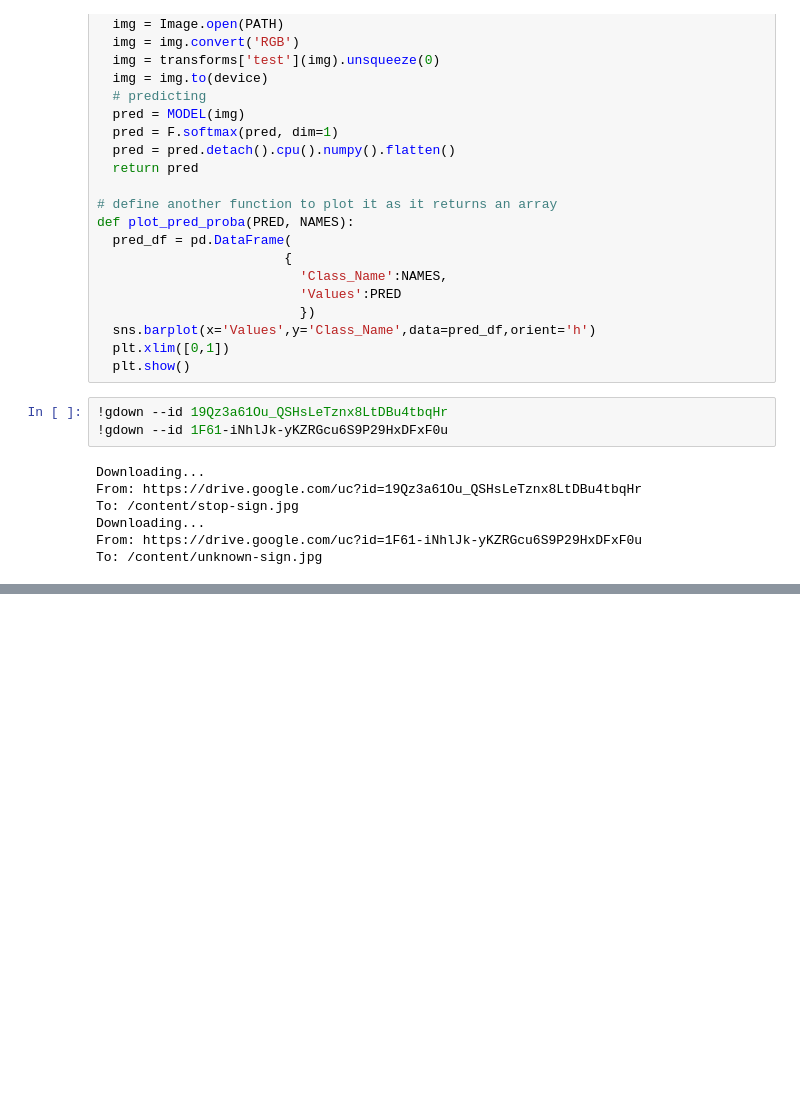
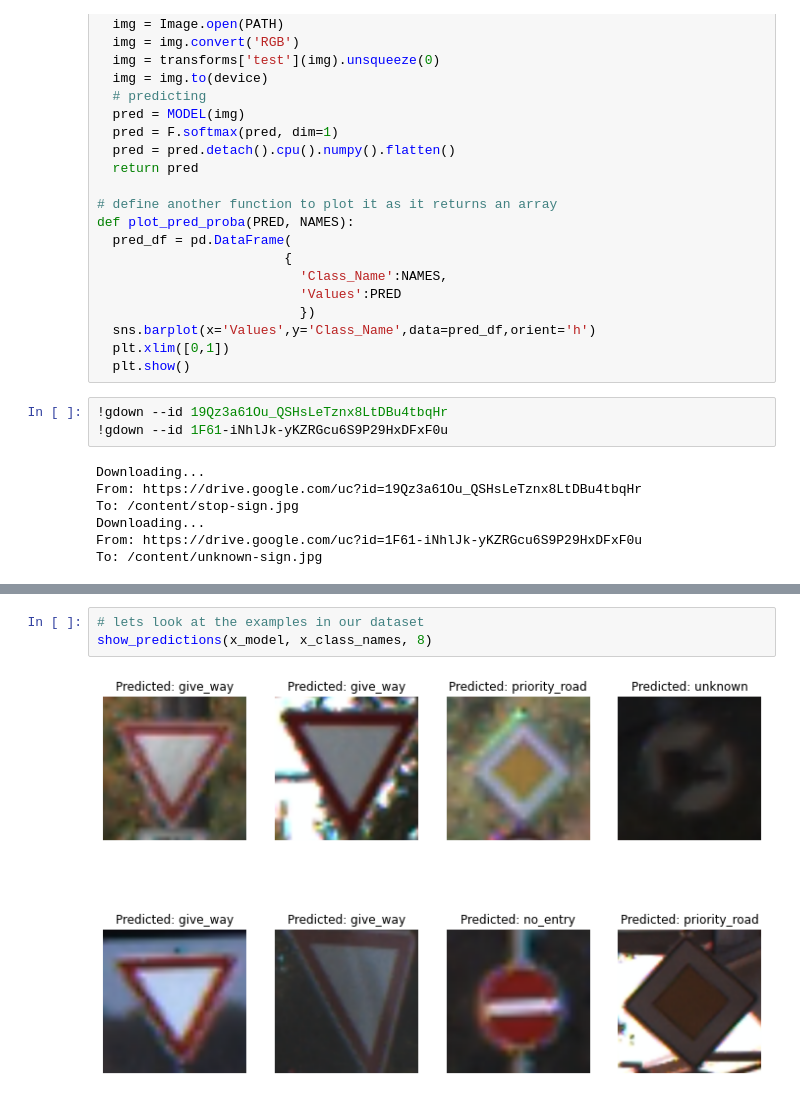
Before and after one commit to walzter/Books, a Jupyter notebook: Getting_sht_done/Chapter_3_TL.ipynb, the cells around one changed output, grey strips where cells are left out. Cells and saved outputs as stored; diff of their text form; blank space fills up the shorter version.

```diff
--- a/Getting_sht_done/Chapter_3_TL.ipynb
+++ b/Getting_sht_done/Chapter_3_TL.ipynb
@@ -677,0 +782,5 @@ plot_pred_proba(predz, class_names)
+# %%
+# lets look at the examples in our dataset
+show_predictions(x_model, x_class_names, 8)
+# %% [output]
+[figure, added]
```
Also changed, not shown: parts of 22 cells of this notebook, 2 other files.
